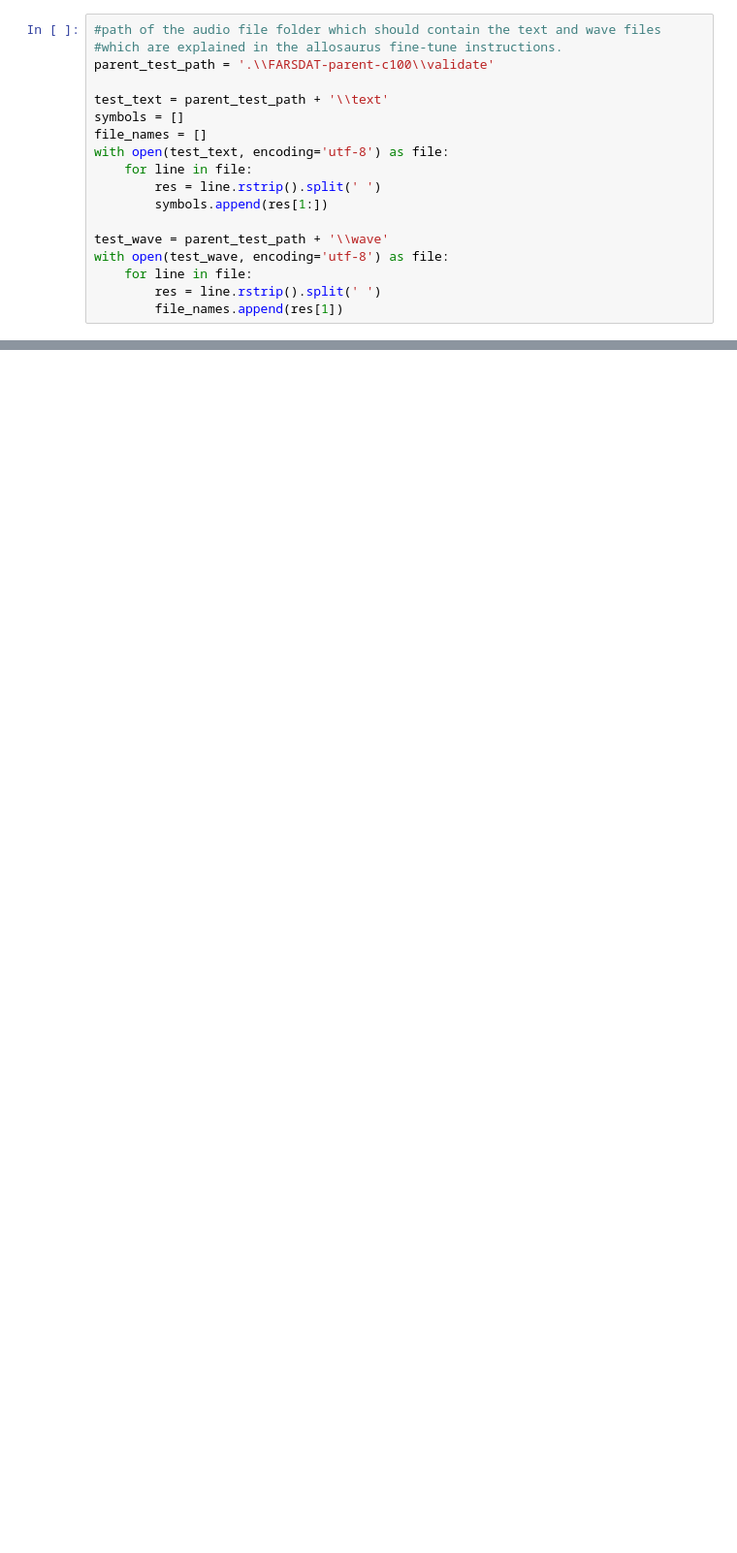
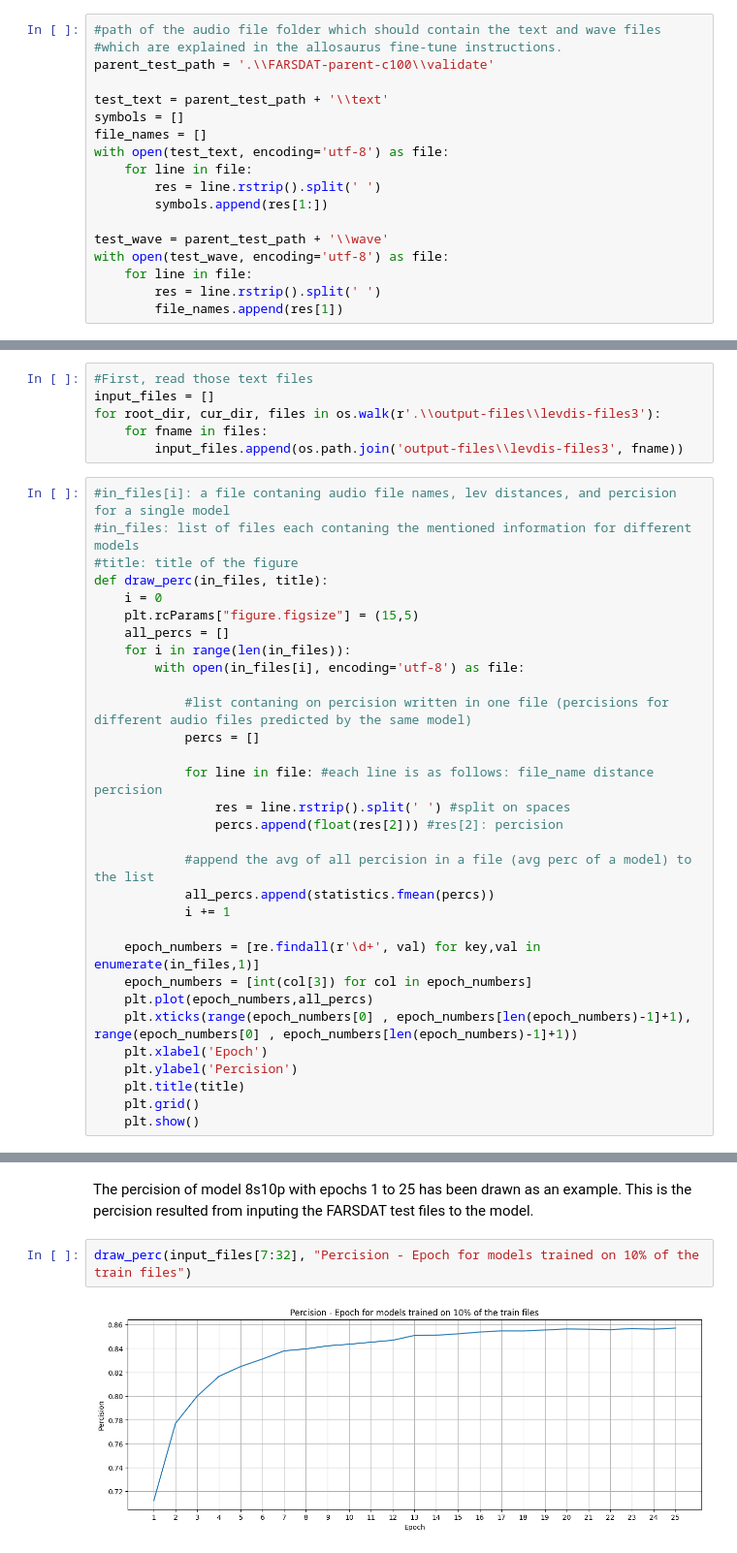
Before and after one commit to DorreenRostami/Bachelors-Project-Allosaurus, a Jupyter notebook: dist-perc.ipynb, the cells around one changed output, grey strips where cells are left out. Shown at 97% size. Saved outputs shown, nothing was run; the diff lists cells and outputs as text; blank space fills up the shorter version.

```diff
--- a/dist-perc.ipynb
+++ b/dist-perc.ipynb
@@ -61,0 +116,37 @@ with open(test_wave, encoding='utf-8') as file:
+# %%
+#First, read those text files
+input_files = []
+for root_dir, cur_dir, files in os.walk(r'.\\output-files\\levdis-files3'):
+    for fname in files:
+        input_files.append(os.path.join('output-files\\levdis-files3', fname))
+# %%
+#in_files[i]: a file contaning audio file names, lev distances, and percision for a single model
+#in_files: list of files each contaning the mentioned information for different models
+#title: title of the figure
+def draw_perc(in_files, title):
+    i = 0
+    plt.rcParams["figure.figsize"] = (15,5)
+    all_percs = []
+    for i in range(len(in_files)):
+        with open(in_files[i], encoding='utf-8') as file:
+
+            #list contaning on percision written in one file (percisions for different audio files predicted by the same model)
+            percs = []
+
+            for line in file: #each line is as follows: file_name distance percision
+                res = line.rstrip().split(' ') #split on spaces
+                percs.append(float(res[2])) #res[2]: percision
+
+            #append the avg of all percision in a file (avg perc of a model) to the list
+            all_percs.append(statistics.fmean(percs))
+            i += 1
+
+    epoch_numbers = [re.findall(r'\d+', val) for key,val in enumerate(in_files,1)]
+    epoch_numbers = [int(col[3]) for col in epoch_numbers]
+    plt.plot(epoch_numbers,all_percs)
+    plt.xticks(range(epoch_numbers[0] , epoch_numbers[len(epoch_numbers)-1]+1), range(epoch_numbers[0] , epoch_numbers[len(epoch_numbers)-1]+1))
+    plt.xlabel('Epoch')
+    plt.ylabel('Percision')
+    plt.title(title)
+    plt.grid()
+    plt.show()
@@ -61,0 +161,6 @@ with open(test_wave, encoding='utf-8') as file:
+# %% [markdown]
+The percision of model 8s10p with epochs 1 to 25 has been drawn as an example. This is the percision resulted from inputing the FARSDAT test files to the model.
+# %%
+draw_perc(input_files[7:32], "Percision - Epoch for models trained on 10% of the train files")
+# %% [output]
+[figure, added]
```
Also changed, not shown: parts of 52 cells of this notebook.
